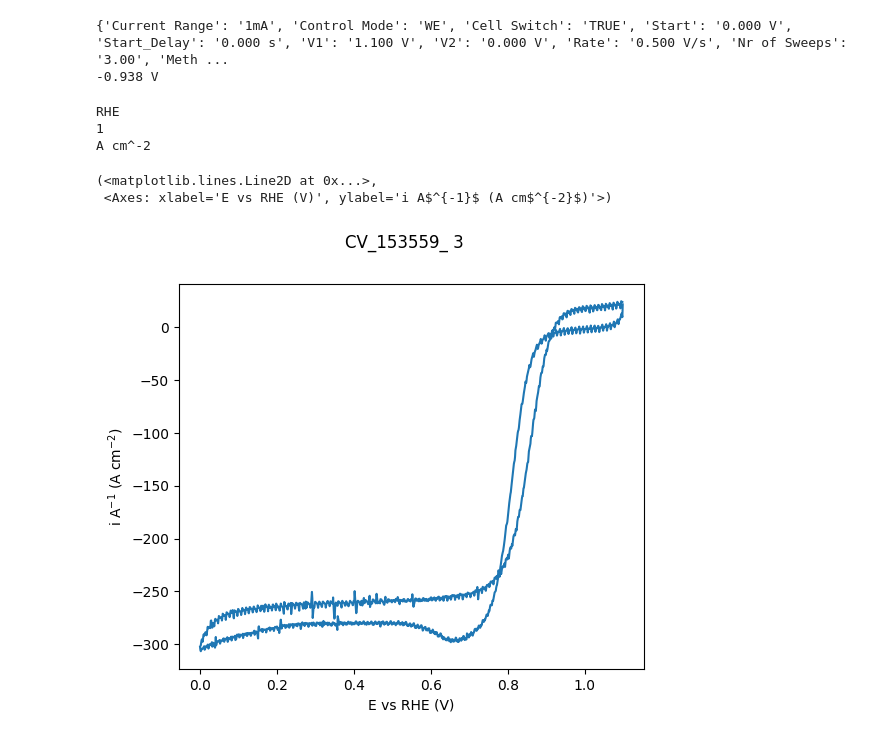
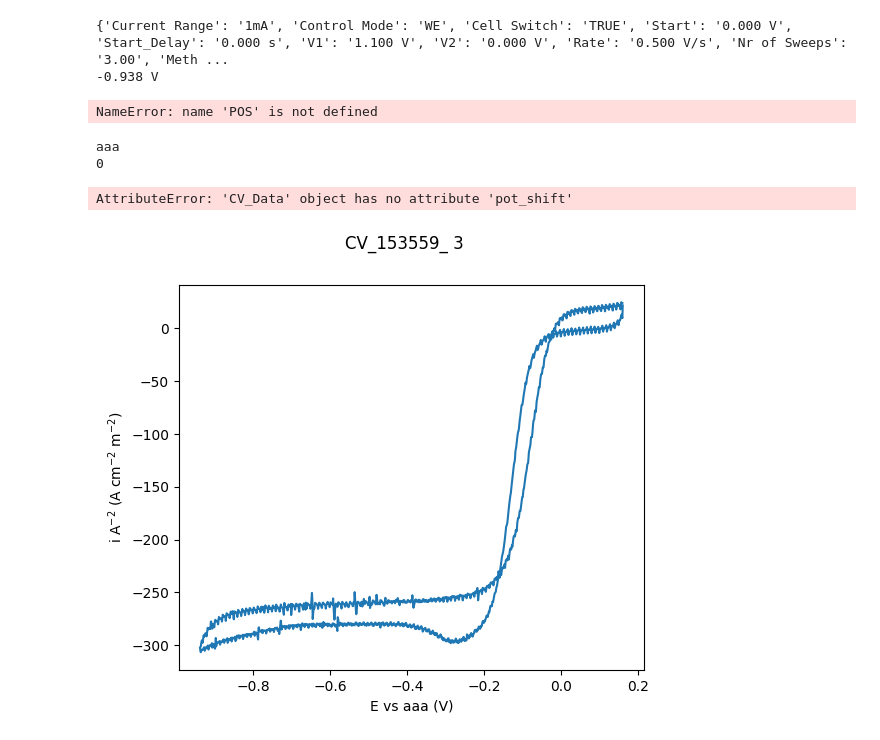
Before and after one commit to NordicEC/EC4py, a Jupyter notebook: dev/CV_Data/CV_Data_t2.ipynb, the cells around one changed output. Saved outputs shown, nothing was run; the diff lists cells and outputs as text; code cells hidden in the pictures.

```diff
--- a/dev/CV_Data/CV_Data_t2.ipynb
+++ b/dev/CV_Data/CV_Data_t2.ipynb
@@ -36,23 +39,27 @@ print(data.setup["RHE"])
 # %% [output]
 {'Current Range': '1mA', 'Control Mode': 'WE', 'Cell Switch': 'TRUE', 'Start': '0.000 V', 'Start_Delay': '0.000 s', 'V1': '1.100 V', 'V2': '0.000 V', 'Rate': '0.500 V/s', 'Nr of Sweeps': '3.00', 'Meth ...
 -0.938 V
+# %%
+data.integrate(-0.8,-0.3, POS)
+# %% [output]
+NameError: name 'POS' is not defined
 # %%
-data.pot_shift(RHE)
-data.pot_shift("RHE")
-data.pot_shift("RHE")
+# data.pot_shift(RHE)
+# data.pot_shift("RHE")
+# data.pot_shift()
 
 
 
 print(data.setup_data.getACTIVE_RE())
 print(data.setup_data._currentElectrode)
 data.plot("area")
+data.pot_shift("None")
+data.plot("area")
 # %% [output]
-RHE
-1
-A cm^-2
+aaa
+0
-(<matplotlib.lines.Line2D at 0x...>,
- <Axes: xlabel='E vs RHE (V)', ylabel='i A$^{-1}$ (A cm$^{-2}$)'>)
+AttributeError: 'CV_Data' object has no attribute 'pot_shift'
-[figure, old version]
+[figure, new version]
 # %%
 data.integrate(-0.8,-0.3, "all",  True, "offset_at_emin")
 # %% [output]
```
Also changed, not shown: parts of 8 cells of this notebook, 20 other files.
